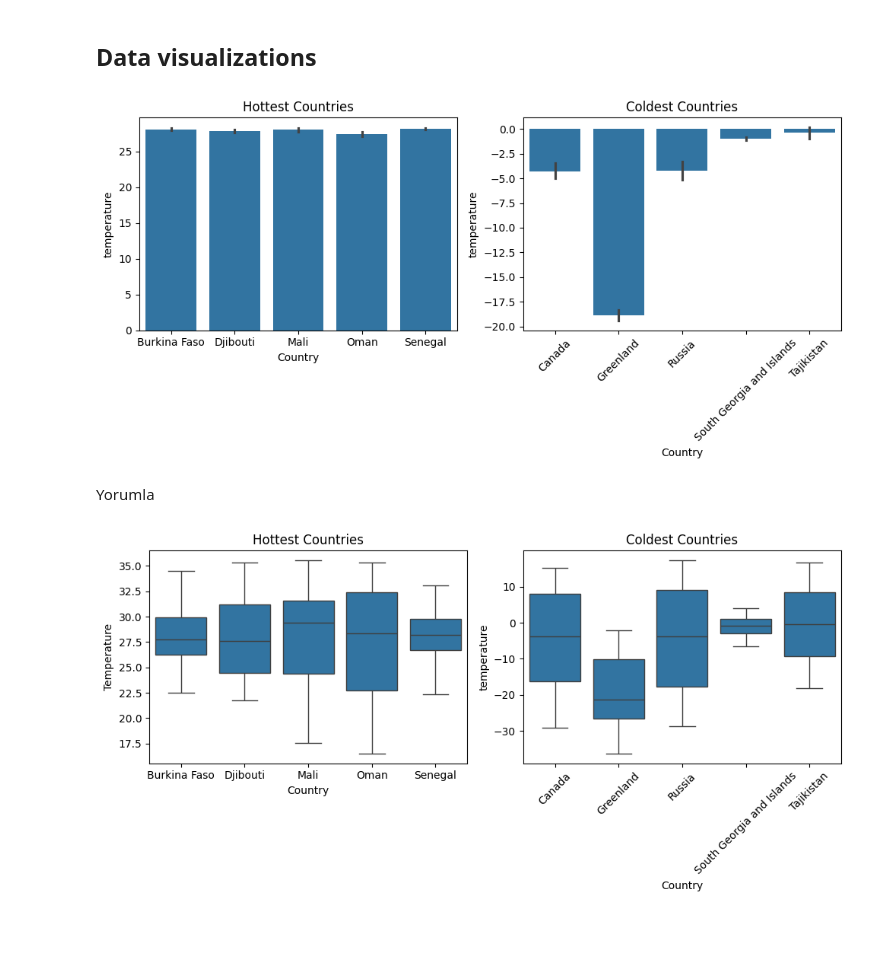
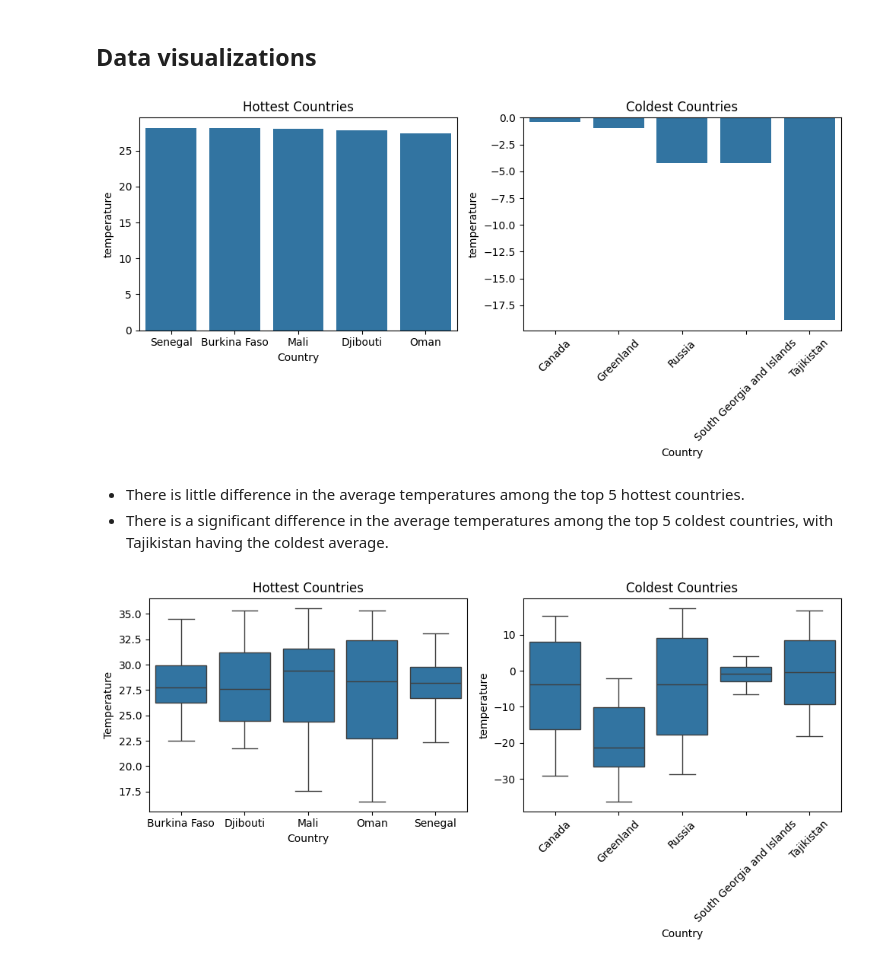
Before and after one commit to gokhanmutlu/surface_temperature_EDA, a Jupyter notebook: Surface_Temperature_EDA_and_Modelling.ipynb, the cells around one changed output. Saved outputs shown, nothing was run; the diff lists cells and outputs as text; code cells hidden in the pictures; blank space fills up the shorter version.

```diff
--- a/Surface_Temperature_EDA_and_Modelling.ipynb
+++ b/Surface_Temperature_EDA_and_Modelling.ipynb
@@ -207,22 +223,23 @@ Countries with the coldest average temperature:
 ## Data visualizations
 # %%
 fig, ax = plt.subplots(1,2, figsize=(10, 5))
-sns.barplot(x="Entity", y="temperature", data=df1[df1.Entity.isin(hottest_countries)], ax=ax[0])
+sns.barplot(x="Entity", y="temperature", data=country_avg_temp.head(), ax=ax[0])
 ax[0].set_title("Hottest Countries")
 ax[0].set_xlabel("Country")
-sns.barplot(x="Entity", y="temperature", data=df1[df1.Entity.isin(coldest_countries)], ax=ax[1])
+sns.barplot(x="Entity", y="temperature", data=country_avg_temp.tail(), ax=ax[1])
 ax[1].set_title("Coldest Countries")
 ax[1].set_xlabel("Country")
 ax[1].set_xticklabels(['Canada', 'Greenland','Russia', 'South Georgia and Islands', 'Tajikistan'])
 
 
 plt.xticks(rotation=45)
 plt.tight_layout()
 plt.show()
 # %% [output]
-[figure, old version]
+[figure, new version]
-# %% [markdown]
-Yorumla
+# %% [markdown]
+- There is little difference in the average temperatures among the top 5 hottest countries.
+- There is a significant difference in the average temperatures among the top 5 coldest countries, with Tajikistan having the coldest average.
 # %%
 fig, ax = plt.subplots(1,2, figsize=(10, 5))
 sns.boxplot(x="Entity", y="temperature", data=df1[df1.Entity.isin(hottest_countries)], ax=ax[0])
```
Also changed, not shown: parts of 10 cells of this notebook.
